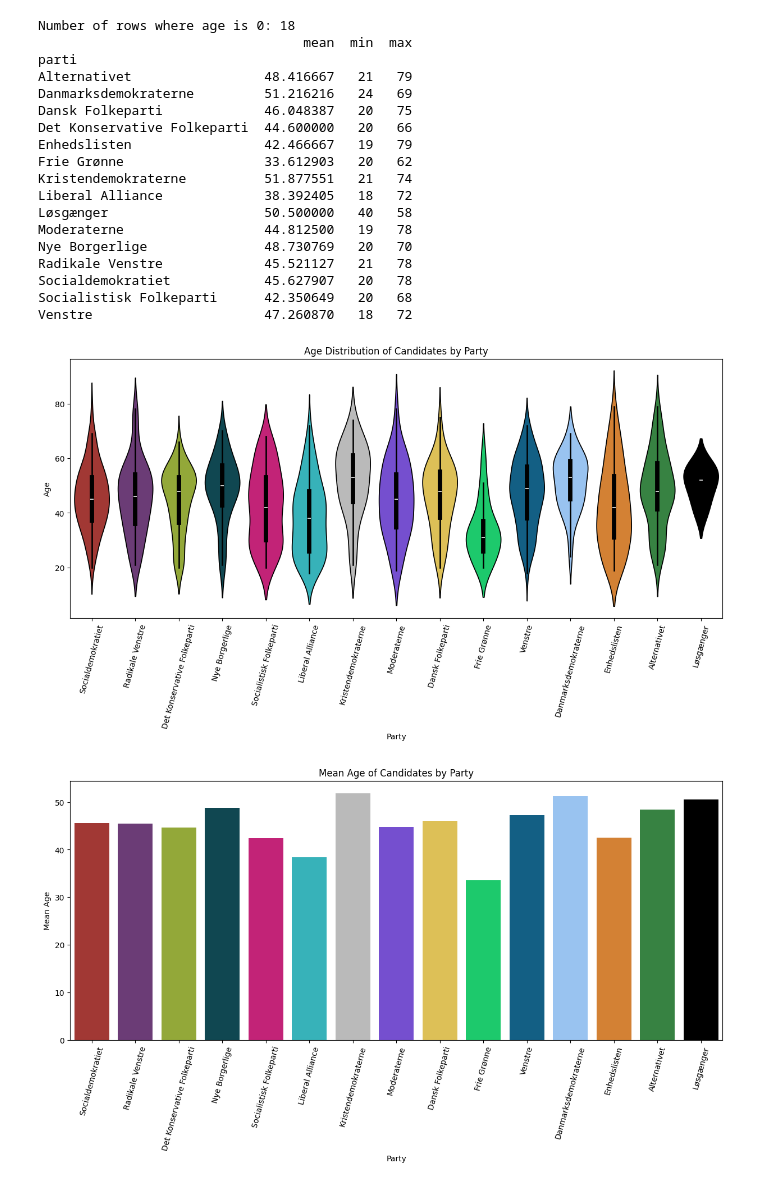
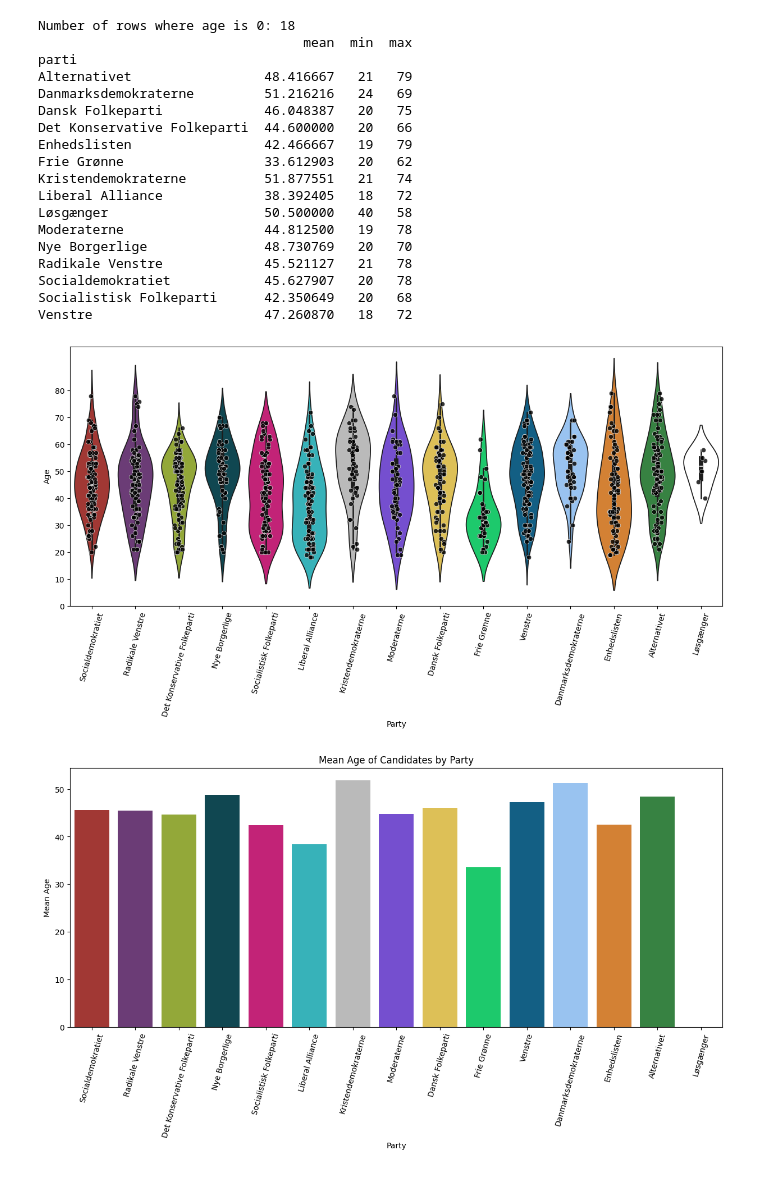
Before and after one commit to EarthOddity/mal-assignments, a Jupyter notebook: Assignment 2/2. Candidate Test 2022 I.ipynb, the cells around one changed output. Saved outputs shown, nothing was run; the diff lists cells and outputs as text; code cells hidden in the pictures.

```diff
--- a/Assignment 2/2. Candidate Test 2022 I.ipynb
+++ b/Assignment 2/2. Candidate Test 2022 I.ipynb
@@ -74,7 +74,7 @@ danskcolor = {"Socialdemokratiet": '#b32722',
 "Danmarksdemokraterne": '#8ac3ff',
 "Enhedslisten": '#ed8019',
 "Alternativet": '#2a8f39',
-"Løsgænger": '#000000'}
+"Løsgænger": '#ffffff'}
 ordered_parties = list(danskcolor.keys())
 
 data_politician_age = data5[['parti', 'alder']]
@@ -91,38 +91,39 @@ print(grouped_data_politician_age)
 
 plt.figure(figsize=(15, 6))
 sns.violinplot(x='parti', y='alder', hue='parti', data=data_politician_age, palette=danskcolor, legend=False, order=ordered_parties)
-plt.title('Age Distribution of Candidates by Party')
+sns.stripplot(x='parti', y='alder', data=data_politician_age, color='black', alpha=0.8, size=6, jitter=True, edgecolor='white', linewidth=0.5)
 plt.xlabel('Party')
+plt.yticks(range(0, data_politician_age['alder'].max() + 10, 10))
 plt.xticks(rotation=75)
 plt.ylabel('Age')
 plt.show()
 
 
 plt.figure(figsize=(15, 6))
 sns.barplot(x=grouped_data_politician_age.index, y=grouped_data_politician_age['mean'], hue=grouped_data_politician_age.index, palette=danskcolor, order=ordered_parties)
 plt.title('Mean Age of Candidates by Party')
 plt.xlabel('Party')
 plt.ylabel('Mean Age')
 plt.xticks(rotation=75)
 plt.show()
 # %% [output]
 Number of rows where age is 0: 18
                                   mean  min  max
 parti
 Alternativet                 48.416667   21   79
 Danmarksdemokraterne         51.216216   24   69
 Dansk Folkeparti             46.048387   20   75
 Det Konservative Folkeparti  44.600000   20   66
 Enhedslisten                 42.466667   19   79
 Frie Grønne                  33.612903   20   62
 Kristendemokraterne          51.877551   21   74
 Liberal Alliance             38.392405   18   72
 Løsgænger                    50.500000   40   58
 Moderaterne                  44.812500   19   78
 Nye Borgerlige               48.730769   20   70
 Radikale Venstre             45.521127   21   78
 Socialdemokratiet            45.627907   20   78
 Socialistisk Folkeparti      42.350649   20   68
 Venstre                      47.260870   18   72
-[figure, old version]
+[figure, new version]
-[figure, old version]
+[figure, new version]
```
